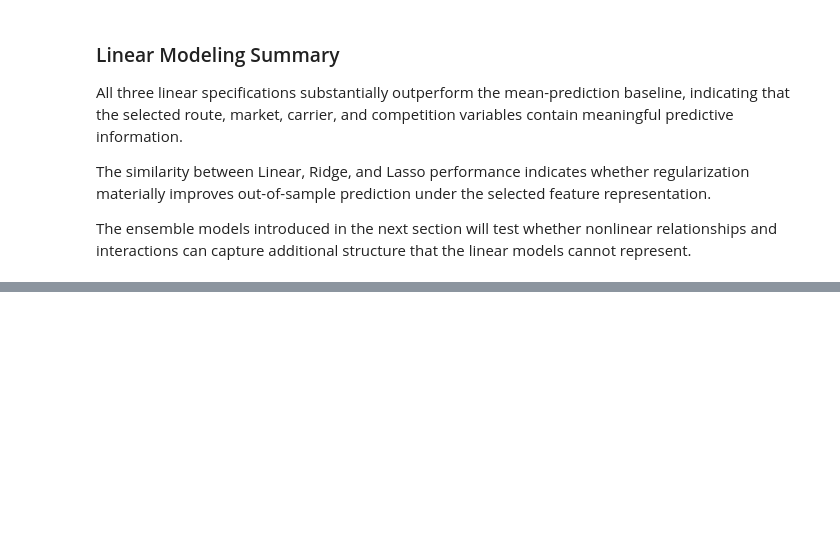
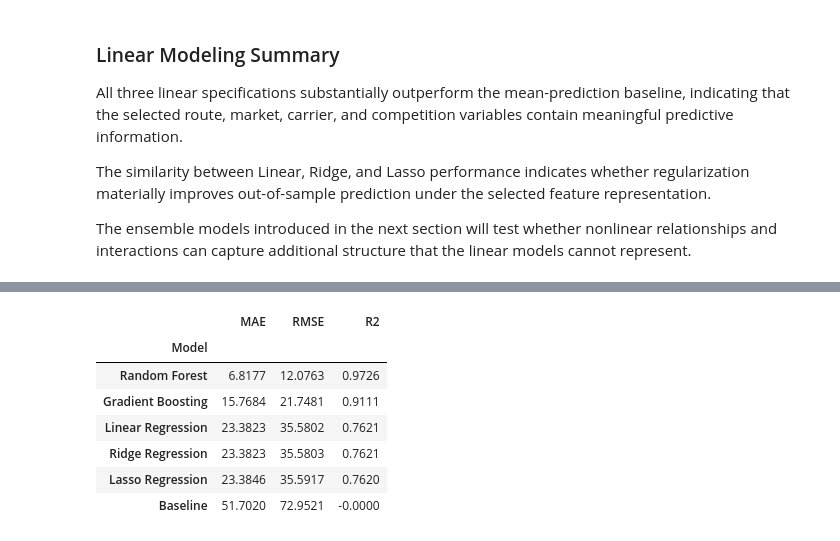
Before and after one commit to eldarhasanly/analysis-of-factors-influencing-airline-ticket-prices-using-statistical-and-machine-learning-methods, a Jupyter notebook: notebooks/airline_fare_analysis.ipynb, the cells around one changed output, grey strips where cells are left out. Saved outputs shown, nothing was run; the diff lists cells and outputs as text; code cells hidden in the pictures; blank space fills up the shorter version.

```diff
--- a/notebooks/airline_fare_analysis.ipynb
+++ b/notebooks/airline_fare_analysis.ipynb
@@ -1089,0 +1158,33 @@ The ensemble models introduced in the next section will test whether nonlinear r
+# %%
+gbr_model = Pipeline(
+    steps=[
+        (
+            "preprocessor",
+            clone(tree_preprocessor),
+        ),
+        (
+            "regressor",
+            GradientBoostingRegressor(
+                n_estimators=100,
+                learning_rate=0.1,
+                max_depth=5,
+                random_state=RANDOM_STATE,
+            ),
+        ),
+    ]
+)
+
+gbr_model.fit(
+    X_train,
+    y_train,
+)
+
+gbr_predictions = gbr_model.predict(X_test)
+
+model_results.append(
+    evaluate_regression(
+        "Gradient Boosting",
+        y_test,
+        gbr_predictions,
+    )
+)
@@ -1089,0 +1201,21 @@ The ensemble models introduced in the next section will test whether nonlinear r
+# %%
+final_results = (
+    pd.DataFrame(model_results)
+    .drop_duplicates(
+        subset="Model",
+        keep="last",
+    )
+    .set_index("Model")
+    .sort_values("RMSE")
+)
+
+display(final_results.round(4))
+# %% [output]
+|  | MAE | RMSE | R2 |
+| Model |  |  |  |
+| Random Forest | 6.8177 | 12.0763 | 0.9726 |
+| Gradient Boosting | 15.7684 | 21.7481 | 0.9111 |
+| Linear Regression | 23.3823 | 35.5802 | 0.7621 |
+| Ridge Regression | 23.3823 | 35.5803 | 0.7621 |
+| Lasso Regression | 23.3846 | 35.5917 | 0.7620 |
+| Baseline | 51.7020 | 72.9521 | -0.0000 |
```
Also changed, not shown: parts of 12 cells of this notebook.
